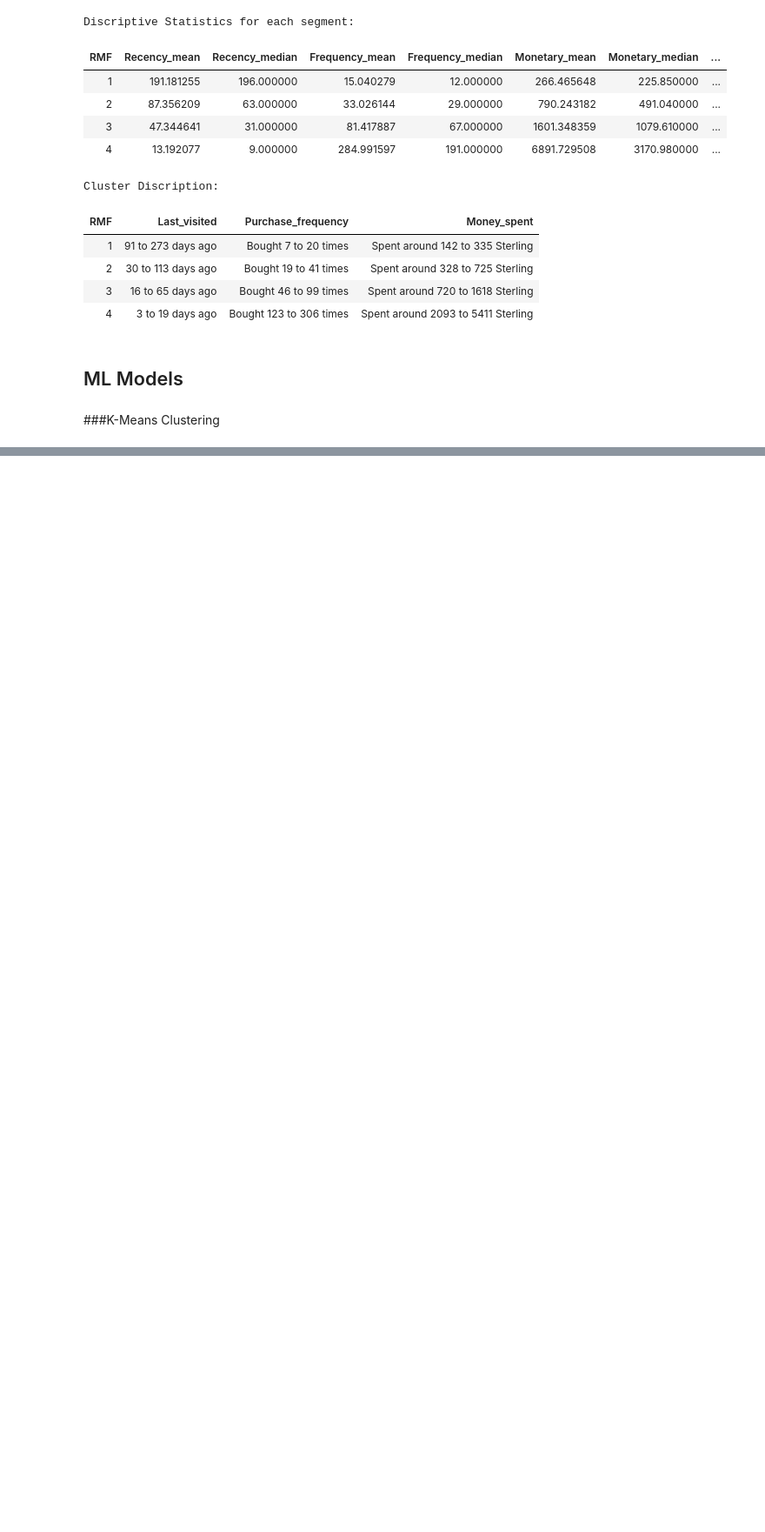
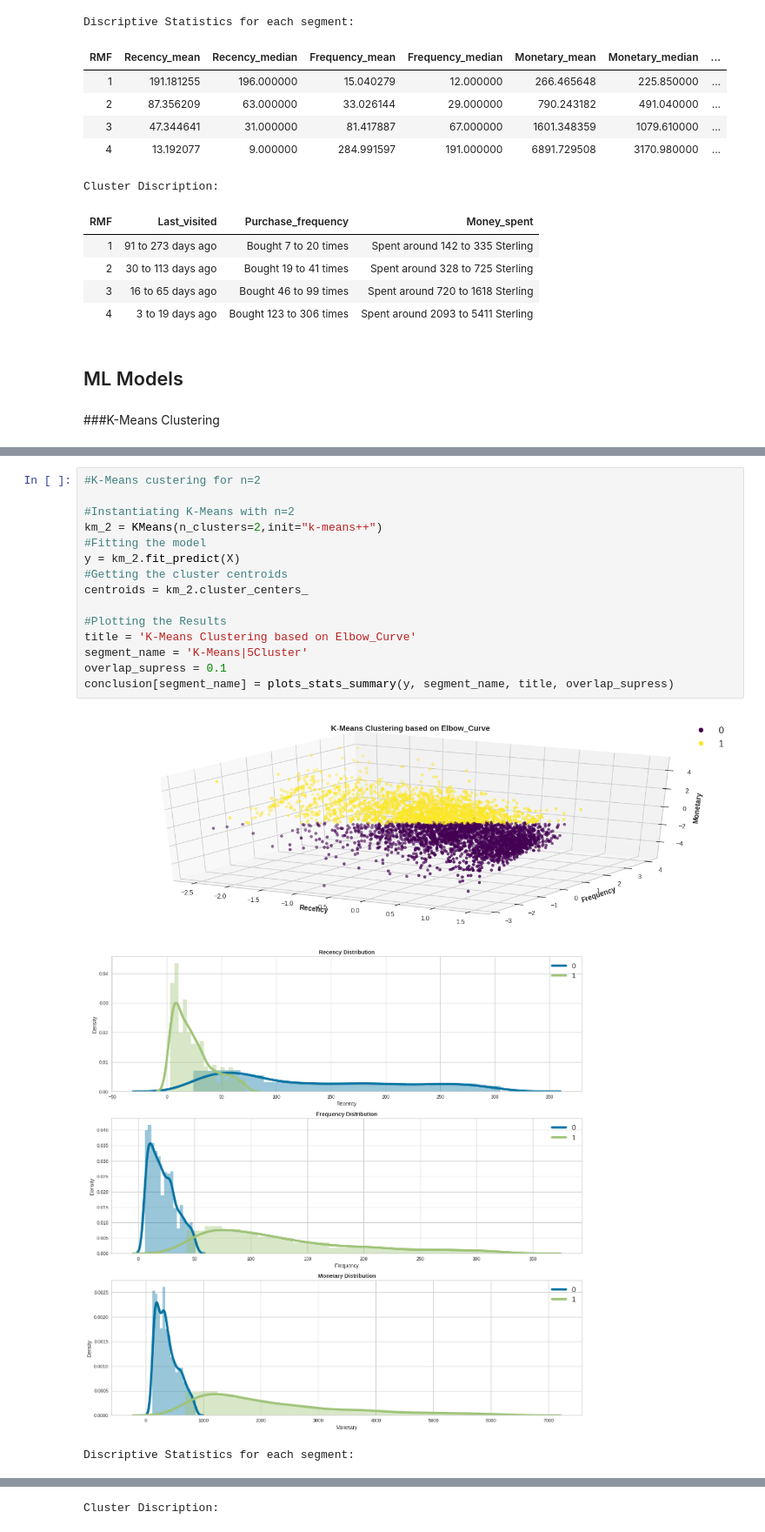
Before and after one commit to shadabsgit/ML-Clustering-Capstone-Project, a Jupyter notebook: Online_Retail_Customer_Segmentation_Capstone_Project.ipynb, the cells around one changed output, grey strips where cells are left out. Shown at 87% size. Drawn from its saved outputs; the diff is of its cells as text; blank space fills up the shorter version.

```diff
--- a/Online_Retail_Customer_Segmentation_Capstone_Project.ipynb
+++ b/Online_Retail_Customer_Segmentation_Capstone_Project.ipynb
@@ -875,0 +891,19 @@ ValueError: ignored
+# %%
+#K-Means custering for n=2
+
+#Instantiating K-Means with n=2
+km_2 = KMeans(n_clusters=2,init="k-means++")
+#Fitting the model
+y = km_2.fit_predict(X)
+#Getting the cluster centroids
+centroids = km_2.cluster_centers_
+
+#Plotting the Results
+title = 'K-Means Clustering based on Elbow_Curve'
+segment_name = 'K-Means|5Cluster'
+overlap_supress = 0.1
+conclusion[segment_name] = plots_stats_summary(y, segment_name, title, overlap_supress)
+# %% [output]
+[figure, added]
+[figure, added]
+Discriptive Statistics for each segment:
@@ -875,0 +913 @@ ValueError: ignored
+Cluster Discription:
```
Also changed, not shown: parts of 28 cells of this notebook.
